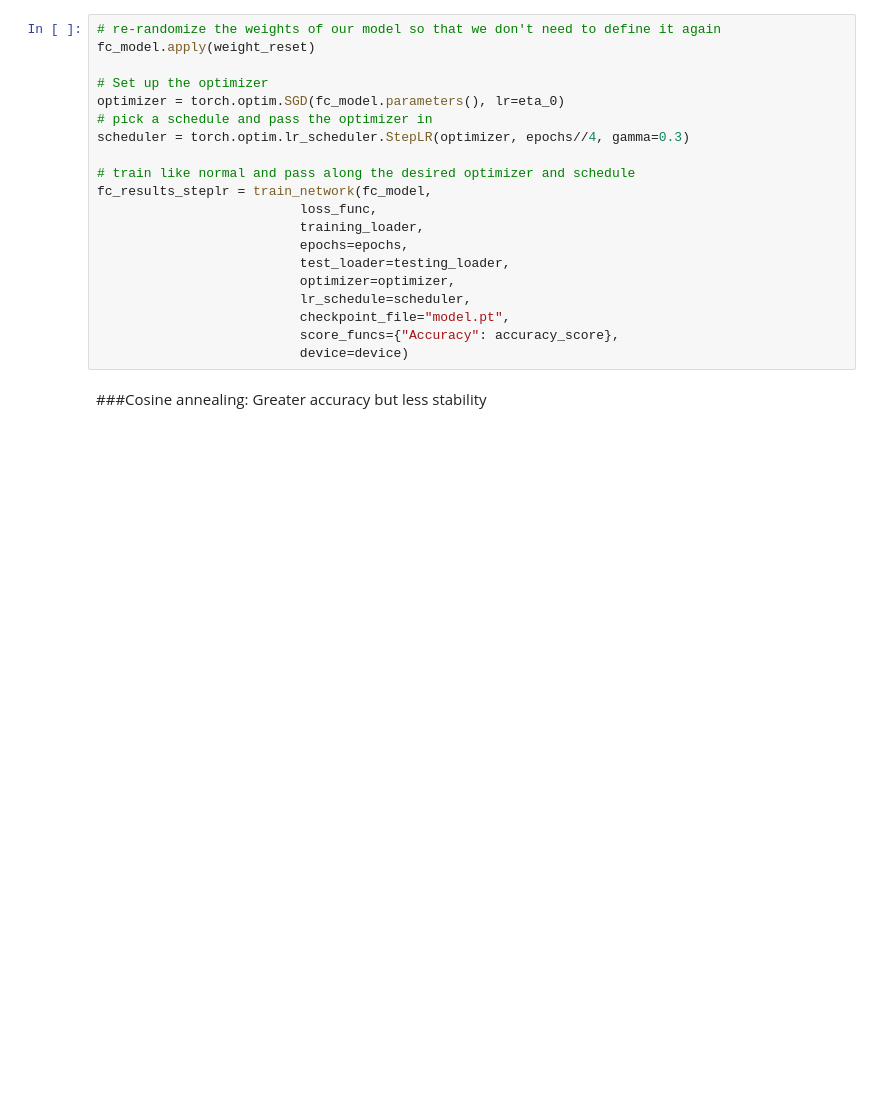
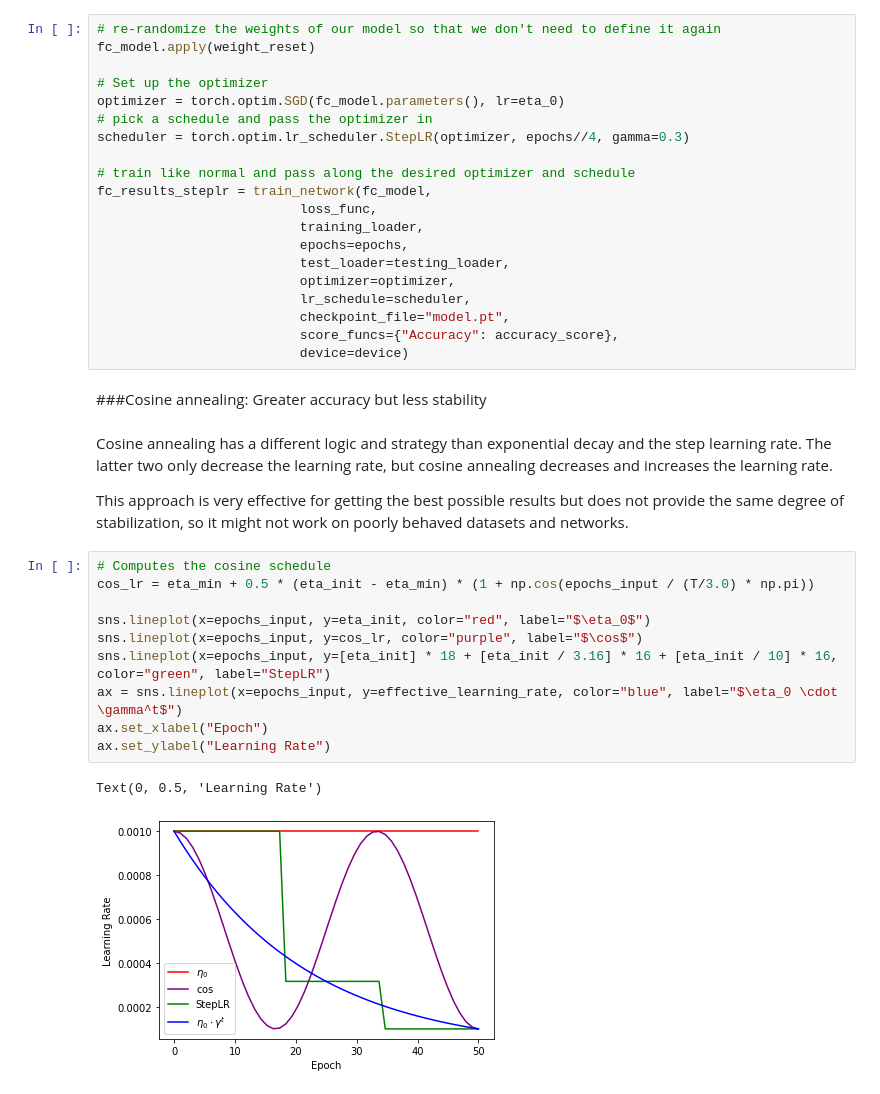
Before and after one commit to rahiakela/deep-learning-research-and-practice, a Jupyter notebook: inside-deep-learing/05-modern-training-techniques/02_learning_rate_schedules.ipynb, the cells around one changed output. Saved outputs shown, nothing was run; the diff lists cells and outputs as text; blank space fills up the shorter version.

```diff
--- a/inside-deep-learing/05-modern-training-techniques/02_learning_rate_schedules.ipynb
+++ b/inside-deep-learing/05-modern-training-techniques/02_learning_rate_schedules.ipynb
@@ -377,3 +377,25 @@ fc_results_steplr = train_network(fc_model,
                           device=device)
 # %% [markdown]
 ###Cosine annealing: Greater accuracy but less stability
+# %% [markdown]
+Cosine annealing has a
+different logic and strategy than exponential decay and the step learning rate. The
+latter two only decrease the learning rate, but cosine annealing decreases and increases
+the learning rate.
+
+This approach is very effective for getting the best possible results
+but does not provide the same degree of stabilization, so it might not work on poorly
+behaved datasets and networks.
+# %%
+# Computes the cosine schedule
+cos_lr = eta_min + 0.5 * (eta_init - eta_min) * (1 + np.cos(epochs_input / (T/3.0) * np.pi))
+
+sns.lineplot(x=epochs_input, y=eta_init, color="red", label="$\eta_0$")
+sns.lineplot(x=epochs_input, y=cos_lr, color="purple", label="$\cos$")
+sns.lineplot(x=epochs_input, y=[eta_init] * 18 + [eta_init / 3.16] * 16 + [eta_init / 10] * 16, color="green", label="StepLR")
+ax = sns.lineplot(x=epochs_input, y=effective_learning_rate, color="blue", label="$\eta_0 \cdot \gamma^t$")
+ax.set_xlabel("Epoch")
+ax.set_ylabel("Learning Rate")
+# %% [output]
+Text(0, 0.5, 'Learning Rate')
+[figure, added]
```
Also changed, not shown: parts of 5 cells of this notebook.
